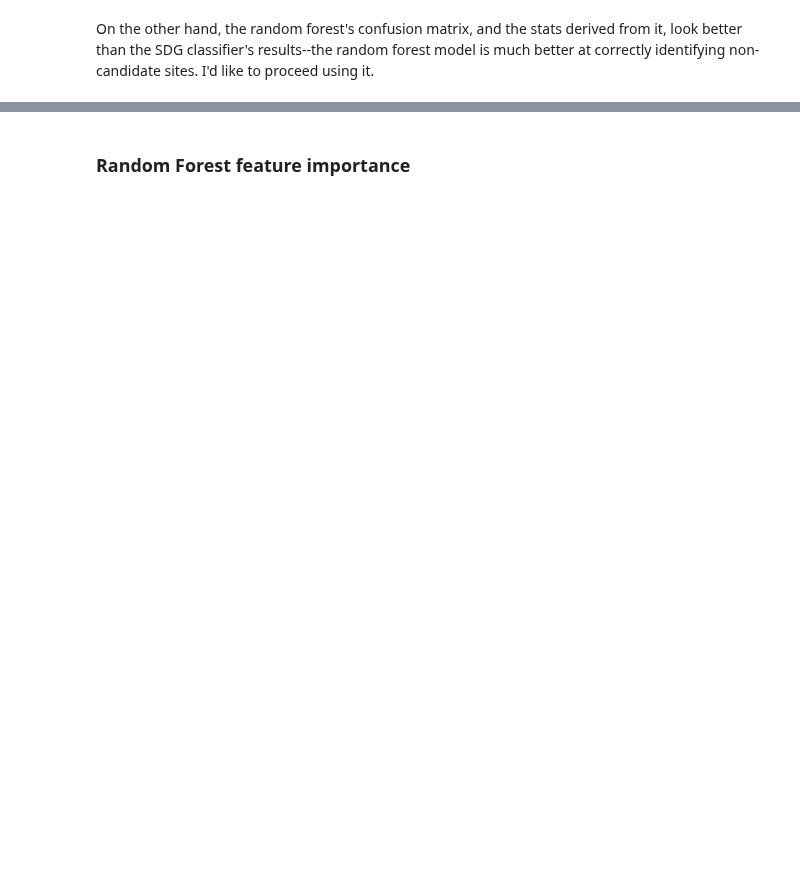
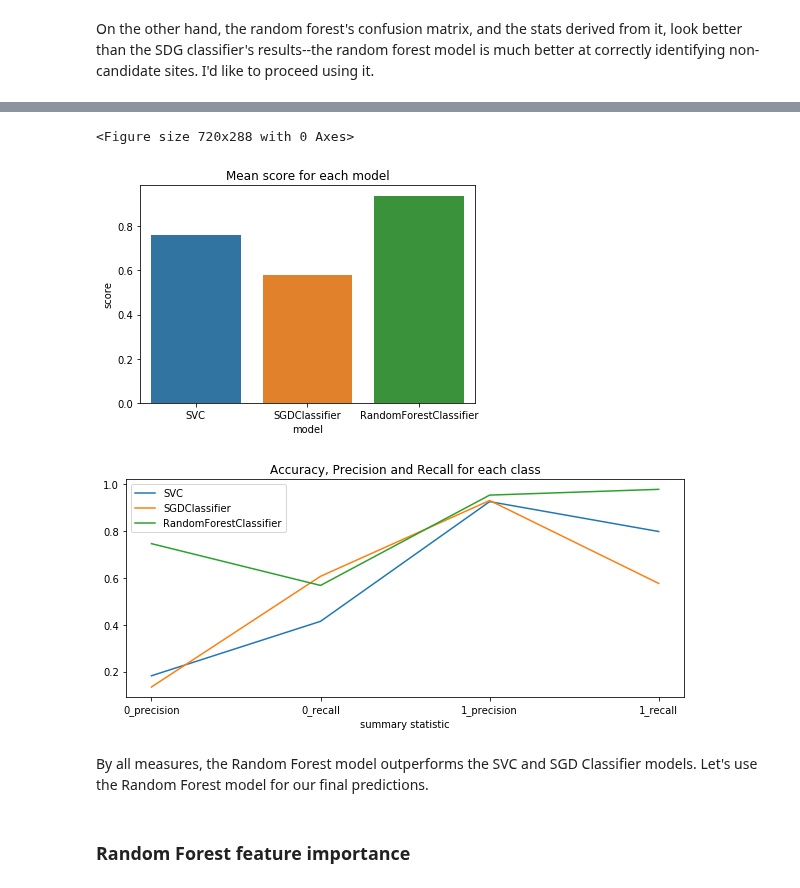
Before and after one commit to iamjeremybe/thinkful_data_science, a Jupyter notebook: Final Capstone/Thinkful Final Capstone - Siting Wind Farms - Supervised Learning models.ipynb, the cells around one changed output, grey strips where cells are left out. Cells and saved outputs as stored; diff of their text form; code cells hidden in the pictures; blank space fills up the shorter version.

```diff
--- a/Final Capstone/Thinkful Final Capstone - Siting Wind Farms - Supervised Learning models.ipynb
+++ b/Final Capstone/Thinkful Final Capstone - Siting Wind Farms - Supervised Learning models.ipynb
@@ -349,0 +481,3 @@ array([[ 454,  341],
+# %%
+rfc_confusion = confusion_matrix(y_test1,y_pred_rfc).flatten()
+rfc_confusion
@@ -350,8 +486,9 @@ array([[ 454,  341],
 # %%
 # Use this to catch overfitting?
-cross_val_score(rfc,
+rfc_crossval = cross_val_score(rfc,
                 nrel_state[['SHAPE__Len','VOLTAGE','volt_class_encoded',
                             'dist_to_nearest_line','line_count',
                             'wind_class']],
                 nrel_state['target'])
+rfc_crossval
 # %% [output]
@@ -359,5 +496,6 @@ array([0.91963563, 0.76659919, 0.83825911, 0.82955466, 0.72206478])
 # %% [markdown]
 The random forest's cross-validation scores suggest this model is overfitting to a degree that the SGD classifier does not, even after some attempts to tune it.
 # %%
-print(classification_report(y_test1,y_pred_rfc))
+rfc_classification = classification_report(y_test1,y_pred_rfc,output_dict=True)
+rfc_classification
 # %% [output]
@@ -372,2 +519,5 @@ weighted avg       0.93      0.94      0.94      8151
 # %% [markdown]
 On the other hand, the random forest's confusion matrix, and the stats derived from it, look better than the SDG classifier's results--the random forest model is much better at correctly identifying non-candidate sites. I'd like to proceed using it.
+# %%
+model_stats = compile_model_stats(model_stats,model_stats_columns,rfc,rfc_score,rfc_confusion,rfc_crossval,rfc_classification)
+model_stats
@@ -374,3 +555,11 @@ On the other hand, the random forest's confusion matrix, and the stats derived f
+# %%
+plot_model_stats(model_stats)
+# %% [output]
+<Figure size 720x288 with 0 Axes>
+[figure, added]
+[figure, added]
+# %% [markdown]
+By all measures, the Random Forest model outperforms the SVC and SGD Classifier models. Let's use the Random Forest model for our final predictions.
 # %% [markdown]
 ### Random Forest feature importance
 # %%
```
Also changed, not shown: parts of 57 cells of this notebook, 3 other files.
